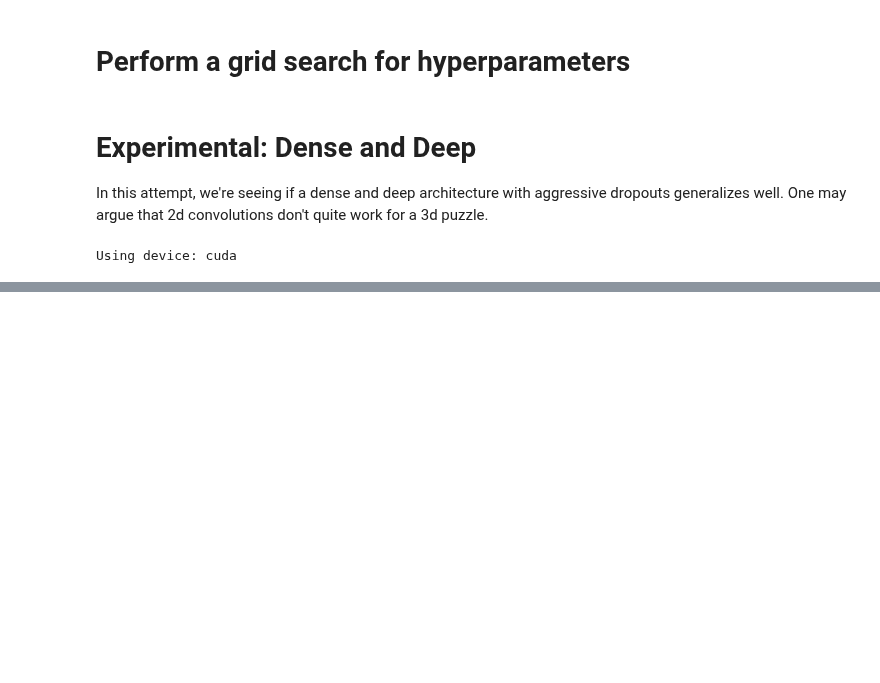
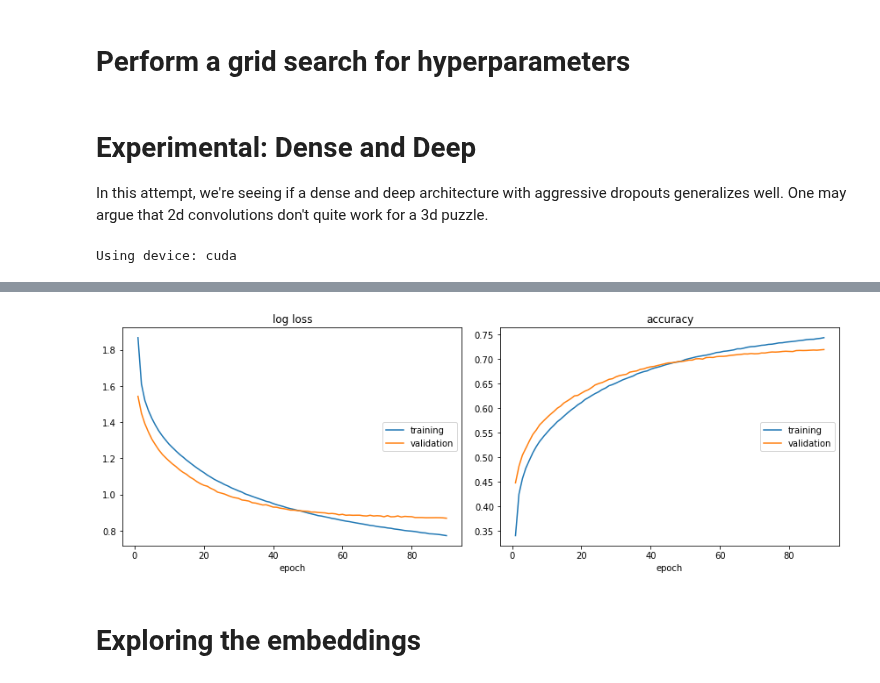
Before and after one commit to JerAguilon/CubeNet, a Jupyter notebook: 222_exploration.ipynb, the cells around one changed output, grey strips where cells are left out. Cells and saved outputs as stored; diff of their text form; code cells hidden in the pictures; blank space fills up the shorter version.

```diff
--- a/222_exploration.ipynb
+++ b/222_exploration.ipynb
@@ -250,6 +250,7 @@ train_model(model, criterion, optimizer, num_epochs=500)
 In this attempt, we're seeing if a dense and deep architecture with aggressive dropouts generalizes well. One may argue that 2d convolutions don't quite work for a 3d puzzle.
 # %%
 MODEL_OUTPUT_FILE = "model/cube_net_experimental.pt"
+PLOT_PATH = "img/loss_plot.png"
 # %%
 import torch
 import torch.nn as nn
@@ -450,0 +444,8 @@ KeyboardInterrupt:
+# %%
+from IPython.display import Image
+# Example loss plot from a previous run
+Image(filename=PLOT_PATH)
+# %% [output]
+[figure, added]
+# %% [markdown]
+# Exploring the embeddings
```
Also changed, not shown: parts of 4 cells of this notebook, 2 other files.
